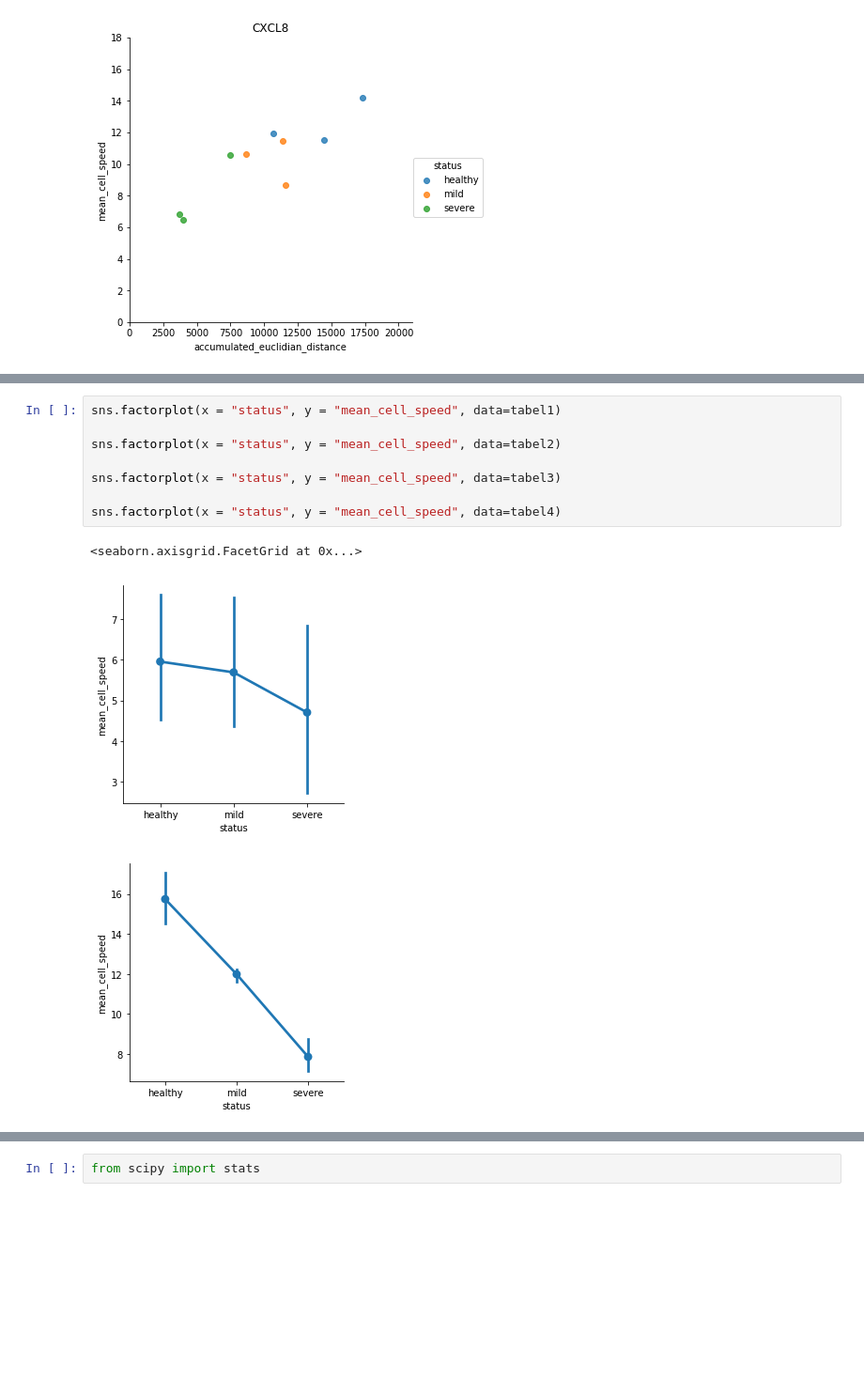
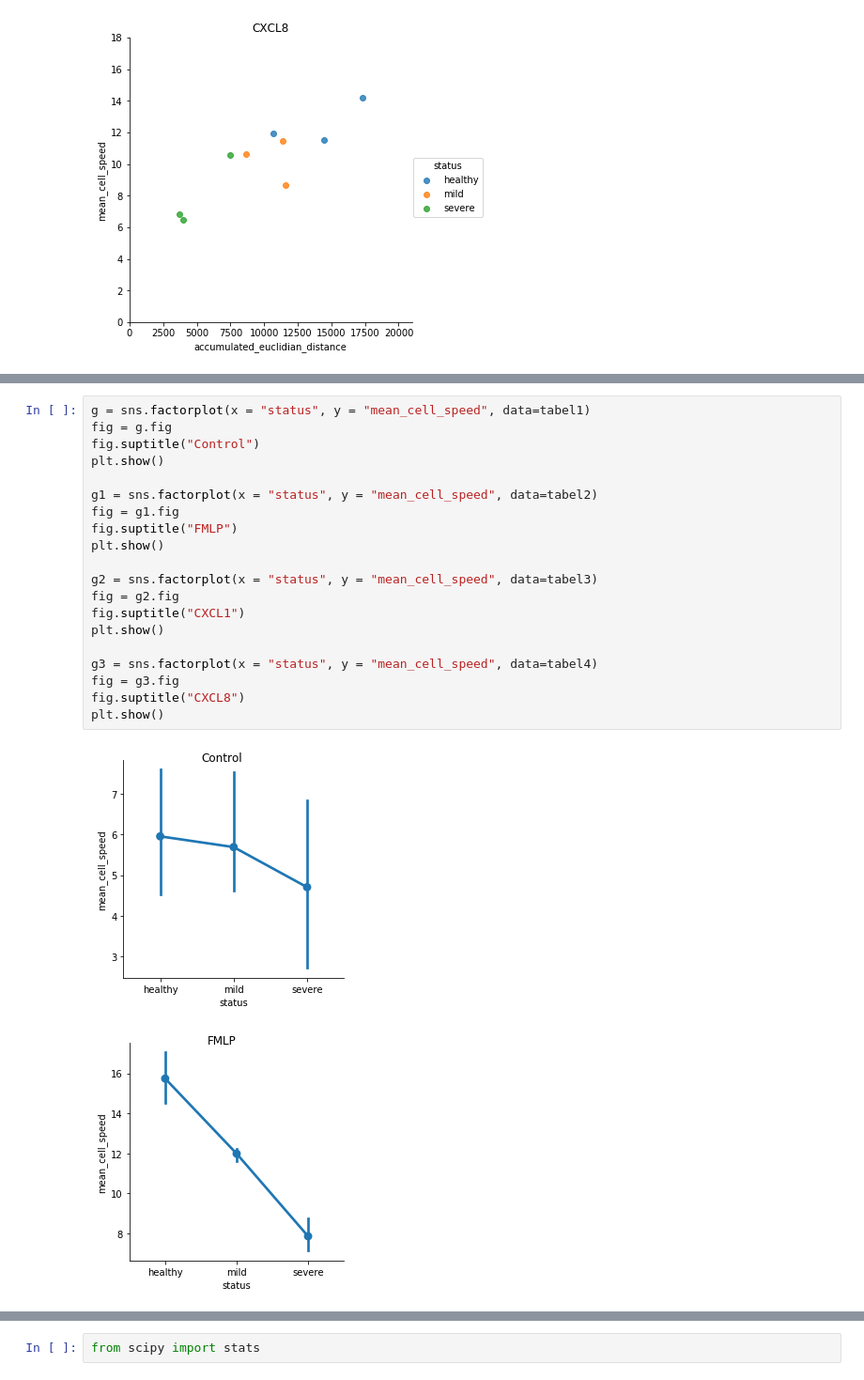
Before and after one commit to ndmeulem/thesis, a Jupyter notebook: Eerste data tabellen.ipynb, the cells around one changed output, grey strips where cells are left out. Shown at 94% size. Saved outputs shown, nothing was run; the diff lists cells and outputs as text; blank space fills up the shorter version.

```diff
--- a/Eerste data tabellen.ipynb
+++ b/Eerste data tabellen.ipynb
@@ -347,13 +347,24 @@ sns.factorplot(x = "status", y = "accumulated_euclidian_distance", data=tabel4)
 [figure]
 # %%
-sns.factorplot(x = "status", y = "mean_cell_speed", data=tabel1)
+g = sns.factorplot(x = "status", y = "mean_cell_speed", data=tabel1)
+fig = g.fig
+fig.suptitle("Control")
+plt.show()
 
-sns.factorplot(x = "status", y = "mean_cell_speed", data=tabel2)
+g1 = sns.factorplot(x = "status", y = "mean_cell_speed", data=tabel2)
+fig = g1.fig
+fig.suptitle("FMLP")
+plt.show()
 
-sns.factorplot(x = "status", y = "mean_cell_speed", data=tabel3)
+g2 = sns.factorplot(x = "status", y = "mean_cell_speed", data=tabel3)
+fig = g2.fig
+fig.suptitle("CXCL1")
+plt.show()
 
-sns.factorplot(x = "status", y = "mean_cell_speed", data=tabel4)
+g3 = sns.factorplot(x = "status", y = "mean_cell_speed", data=tabel4)
+fig = g3.fig
+fig.suptitle("CXCL8")
+plt.show()
 # %% [output]
-<seaborn.axisgrid.FacetGrid at 0x...>
-[figure, old version]
+[figure, new version]
-[figure, old version]
+[figure, new version]
```
Also changed, not shown: parts of 3 cells of this notebook, 17 other files.
